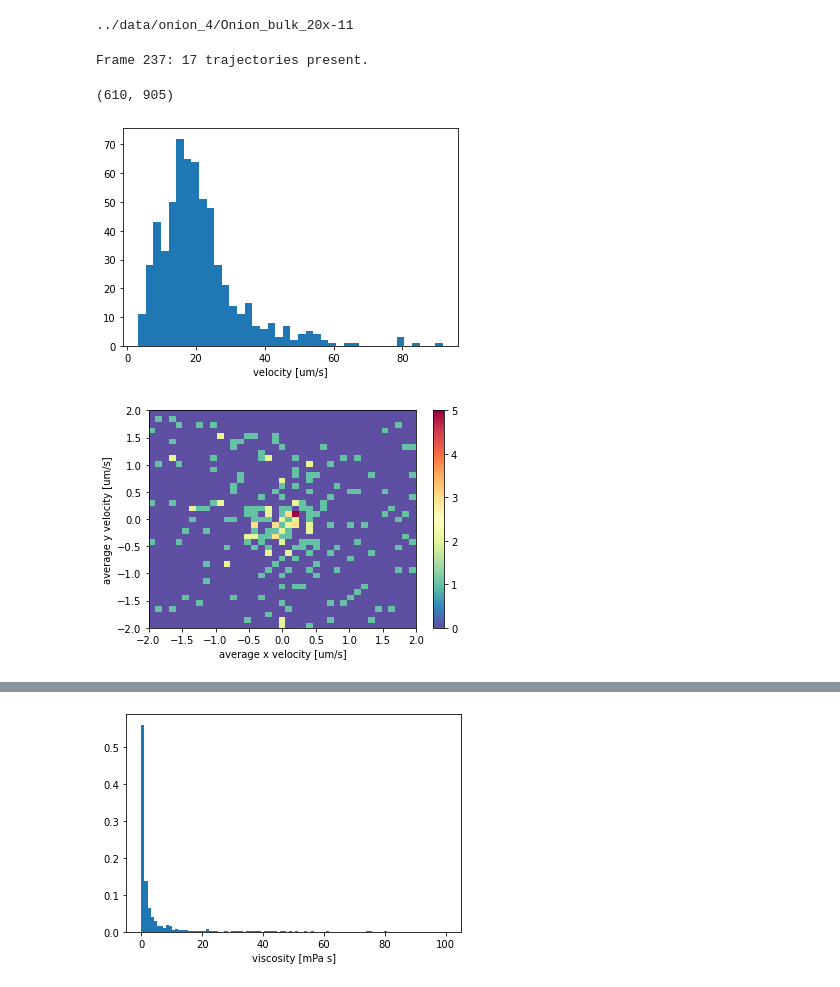
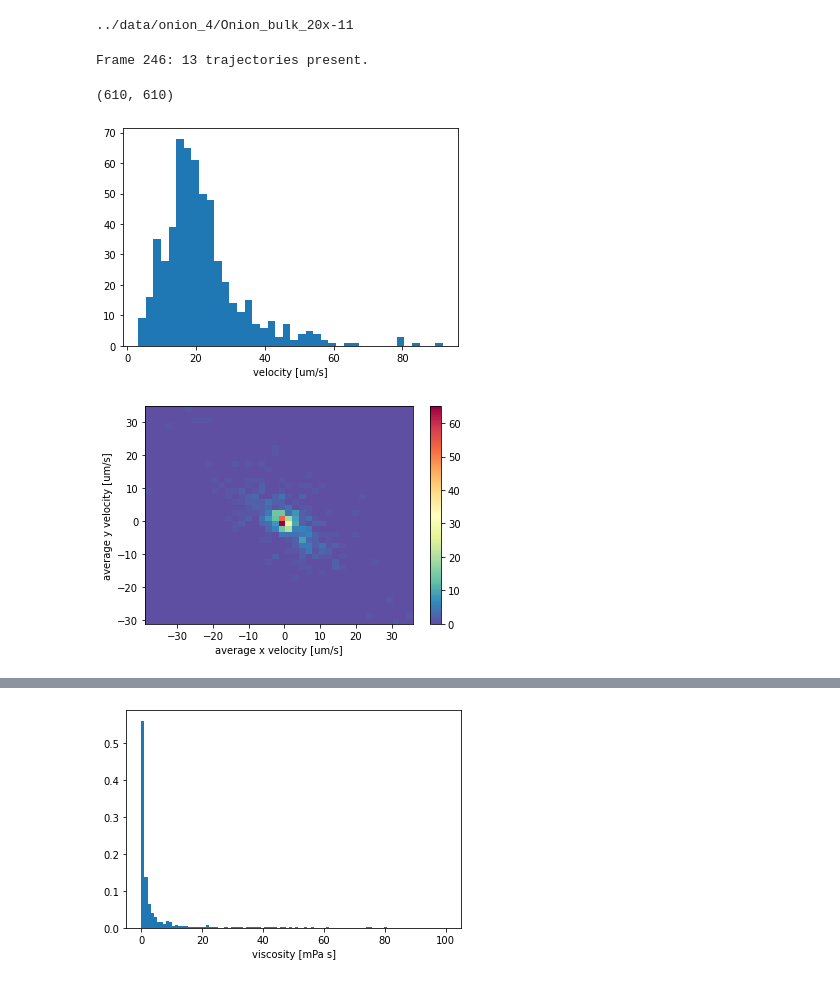
Before and after one commit to dbautista98/BMC_analysis, a Jupyter notebook: onion_dataset_analysis.ipynb, the cells around one changed output, grey strips where cells are left out. Saved outputs shown, nothing was run; the diff lists cells and outputs as text; code cells hidden in the pictures.

```diff
--- a/onion_dataset_analysis.ipynb
+++ b/onion_dataset_analysis.ipynb
@@ -97,31 +97,31 @@ for folder in folder_paths:
     f = bmc.annotate(path, show=False, diameter=11, minmass=10)#, crop=((0,26), (27,0)))
     t = bmc.get_trajectories(f, show=False, diameter=11, minmass=10, search_range=6, clip_stubs=25)
     mag, x, y, mdx, mdy = all_velocity(t)
-    mask = (mdx > 2e-4) + (mdy > 2e-4)
+    mask = (mdx > 1e-4) + (mdy > 1e-4)
     dx = np.append(dx, mdx)
     dy = np.append(dy, mdy)
     total_velocities = np.append(total_velocities, mag[mask])
     x_velocities = np.append(x_velocities, x[mask])
     y_velocities = np.append(y_velocities, y[mask])
-    all_viscosities= np.append(all_viscosities, all_viscosity(t))
+    all_viscosities= np.append(all_viscosities, all_viscosity(t)[mask])
 # %% [output]
-Frame 237: 17 trajectories present.
+Frame 246: 13 trajectories present.
 # %%
 len(np.unique(total_velocities)), len(np.unique(all_viscosities))
 # %% [output]
-(610, 905)
+(610, 610)
 # %%
 plt.figure()
 cnts,_,_ = plt.hist(total_velocities, bins=40)#, bins=np.linspace(0,13))
 plt.xlabel("velocity [um/s]");
 # %% [output]
-[figure, old version]
+[figure, new version]
 # %%
-bins = np.linspace(-2,2,40)
+bins = np.linspace(-10,10,40)
 plt.figure()
-_ = plt.hist2d(x_velocities, y_velocities, bins=(bins, bins), cmap="Spectral_r")
+_ = plt.hist2d(x_velocities, y_velocities, bins=(40, 40), cmap="Spectral_r")
 plt.colorbar()
 plt.xlabel("average x velocity [um/s]")
 plt.ylabel("average y velocity [um/s]");
 # %% [output]
-[figure, old version]
+[figure, new version]
```
Also changed, not shown: parts of 1 cell of this notebook, 1 other file.
